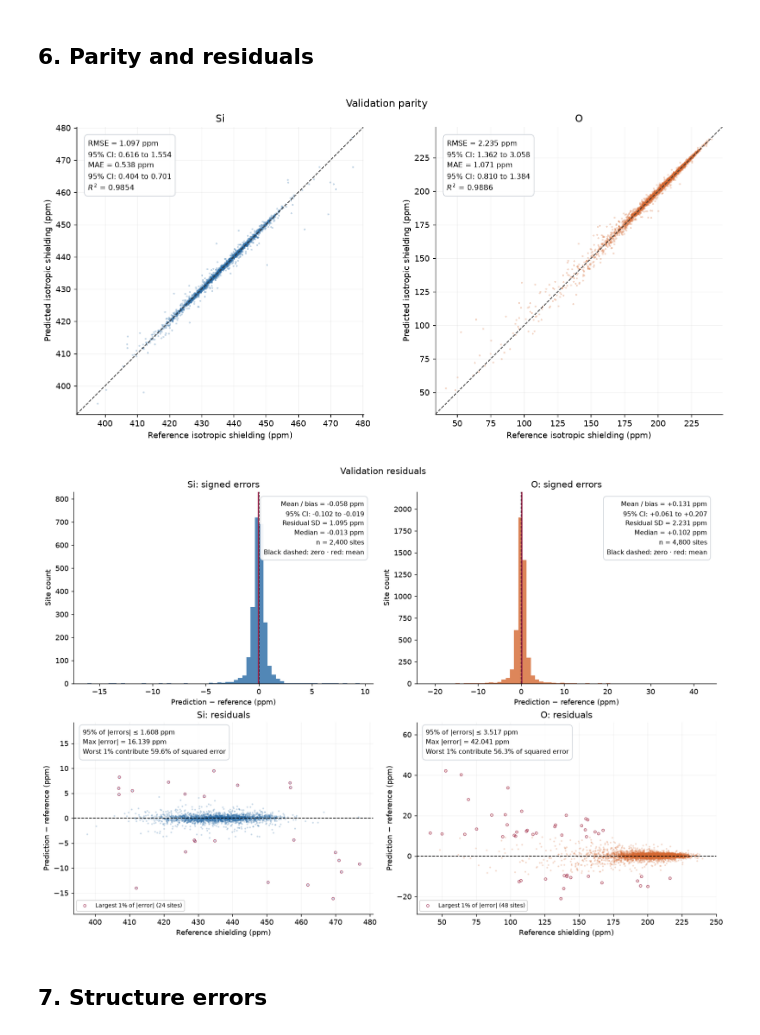
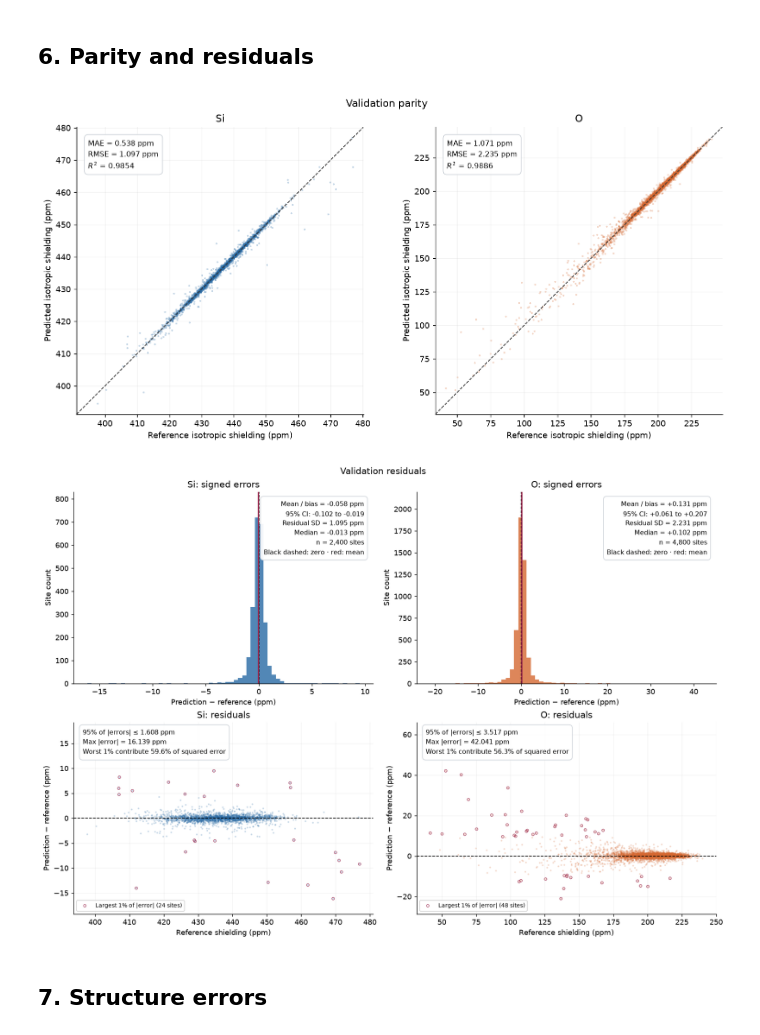
Before and after one commit to LouisM1/NequIP_experiments, a Jupyter notebook: experiments/07-TensorNequIP-MSIsotropy-Validation.ipynb, the cells around one changed output. Drawn from its saved outputs; the diff is of its cells as text; code cells hidden in the pictures.

Commit message:
added R^2 to figures and sanitised the rest of the AI slop

```diff
--- a/experiments/07-TensorNequIP-MSIsotropy-Validation.ipynb
+++ b/experiments/07-TensorNequIP-MSIsotropy-Validation.ipynb
@@ -333,8 +333,8 @@ for ax, element in zip(axes, ELEMENTS):
            ylabel='Predicted isotropic shielding (ppm)', title=element)
     ax.set_aspect('equal', adjustable='box')
     m = metrics.loc[('valid', element)]
-    stats_box(ax, f'RMSE = {m.RMSE_ppm:.3f} ppm\n95% CI: {ci_text(element, "RMSE_ppm")}\n'
-                 f'MAE = {m.MAE_ppm:.3f} ppm\n95% CI: {ci_text(element, "MAE_ppm")}\n'
+    stats_box(ax, f'MAE = {m.MAE_ppm:.3f} ppm\n'
+                 f'RMSE = {m.RMSE_ppm:.3f} ppm\n'
                  f'$R^2$ = {m.R2:.4f}', x=0.04, ha='left')
     ax.grid(alpha=0.15)
 fig_parity.suptitle('Validation parity')
@@ -353,34 +353,34 @@ for column, element in enumerate(ELEMENTS):
                  f'95% CI: {ci_text(element, "bias_ppm", signed=True)}\n'
                  f'Residual SD = {error.std(ddof=0):.3f} ppm\n'
                  f'Median = {np.median(error):+.3f} ppm\n'
                  f'n = {len(error):,} sites\nBlack dashed: zero · red: mean', fontsize=9)
     ax.set(title=f'{element}: signed errors', xlabel='Prediction − reference (ppm)', ylabel='Site count')
     ax.set_ylim(0, ax.get_ylim()[1] * 1.1)
 
     ax = axes[1, column]
     tail_count = int(np.ceil(0.01 * len(error)))
     tail_positions = np.argsort(np.abs(error))[-tail_count:]
     tail_fraction = np.sum(error[tail_positions] ** 2) / np.sum(error ** 2)
     ax.scatter(group['reference_ppm'], error, s=5, alpha=0.25,
                color=COLOURS[element], edgecolors='none', rasterized=True)
     ax.scatter(group['reference_ppm'].to_numpy()[tail_positions], error[tail_positions], s=12,
                facecolors='none', edgecolors='#9a244b', linewidths=0.6,
                label=f'Largest 1% of |error| ({tail_count} sites)', rasterized=True)
     ax.axhline(0, color='black', linestyle='--', lw=1)
     stats_box(ax, f'95% of |errors| ≤ {m.p95_AE_ppm:.3f} ppm\n'
                  f'Max |error| = {m.max_AE_ppm:.3f} ppm\n'
                  f'Worst 1% contribute {100 * tail_fraction:.1f}% of squared error',
               x=0.03, y=0.97, ha='left', fontsize=9)
     ax.set(title=f'{element}: residuals', xlabel='Reference shielding (ppm)',
            ylabel='Prediction − reference (ppm)')
     lo, hi = error.min(), error.max()
     ax.set_ylim(lo - 0.12 * (hi - lo), hi + 0.38 * (hi - lo))
     ax.legend(loc='lower left', fontsize=8)
     ax.grid(alpha=0.15)
 fig_residuals.suptitle('Validation residuals')
 plt.show()
 # %% [output]
-[figure, old version]
+[figure, new version]
 [figure]
 # %% [markdown]
 ## 7. Structure errors
```
Also changed, not shown: 11 other files.
